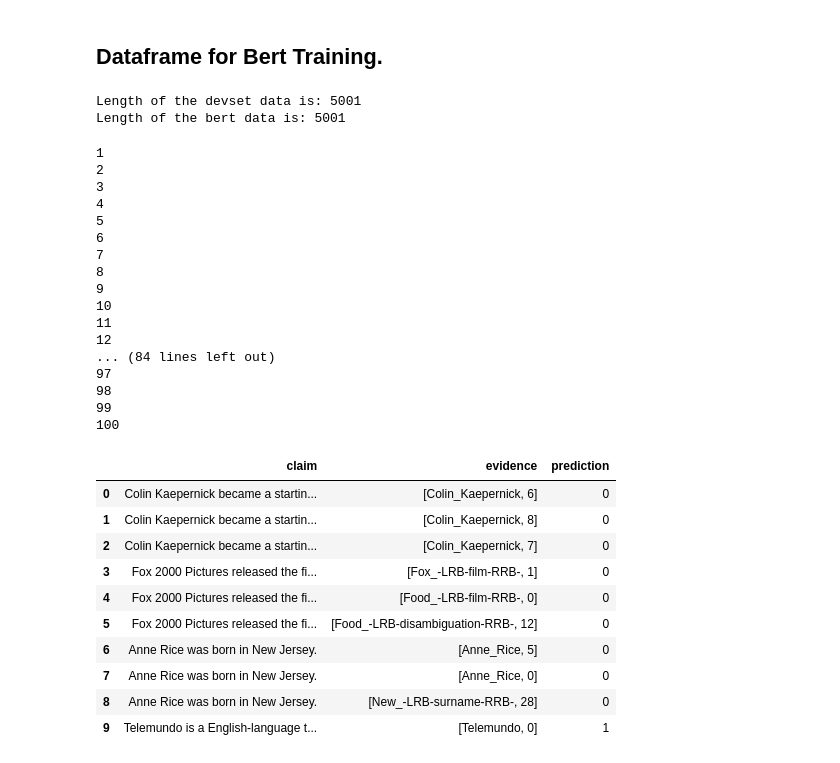
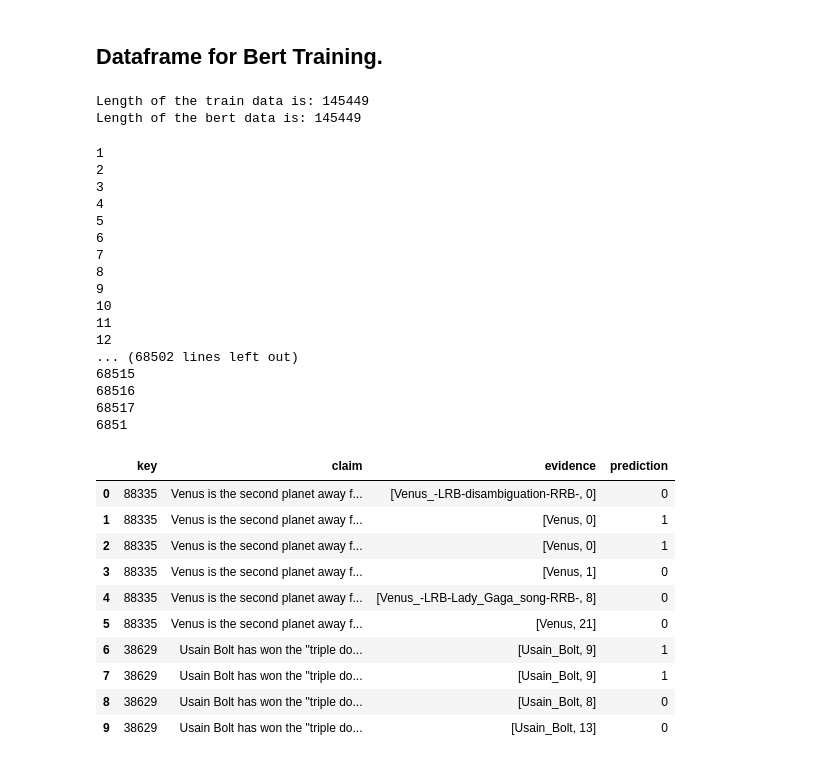
Before and after one commit to yiming95/AutomaticFactVerification, a Jupyter notebook: Data_For_Bert.ipynb, the cells around one changed output. Saved outputs shown, nothing was run; the diff lists cells and outputs as text; code cells hidden in the pictures.

Commit message:
training data for BERT

```diff
--- a/Data_For_Bert.ipynb
+++ b/Data_For_Bert.ipynb
@@ -4,84 +4,105 @@
 import os
 import json
 
-# with open('train.json', 'r') as f1:
-#         train_data = json.load(f1)
-# print("Length of the train data is: " + str(len(train_data)))
+with open('train.json', 'r') as f1:
+        train_data = json.load(f1)
+print("Length of the train data is: " + str(len(train_data)))
 
-with open('devset.json', 'r') as f1:
-        dev_data = json.load(f1)
-print("Length of the devset data is: " + str(len(dev_data)))
+# with open('devset.json', 'r') as f1:
+#         dev_data = json.load(f1)
+# print("Length of the devset data is: " + str(len(dev_data)))
 
-with open('result_dev_523_3_tfidf.json', 'r') as f2:  # store result
+with open('result_train_bert.json', 'r') as f2:  # store result
         bert_data = json.load(f2)
 print("Length of the bert data is: " + str(len(bert_data)))
 # %% [output]
-Length of the devset data is: 5001
-Length of the bert data is: 5001
+Length of the train data is: 145449
+Length of the bert data is: 145449
 # %%
-for key, value in dev_data.items():
+for key, value in train_data.items():
     bert_data[key]['ground_true'] = value['evidence']
 # %%
 import pandas as pd
 i = 0
 
-claim_list = []       # first 50000 claims in the training dataset
-evidence_list = []    #  evidence predicted by using tfidf method top3
+key_list = []
+claim_list = []
+evidence_list = []
 prediction_list = []  # 1 or 0, 1 if this claim has this evidence, 0 otherwise
 
-for key in list(bert_data)[:100]:
+for key in list(bert_data):
+    total_count = 0
+    if total_count >=6:
+        break
+    count = 0
     claim= (bert_data[key]["claim"])
 
     evidences = bert_data[key]["evidence"]
     if len(evidences) >= 1:
         for evidence in evidences:
+            if count >= 5:
+                break
+            count += 1
+            key_list.append(key)
             claim_list.append(claim)
             evidence_list.append(evidence)
 
             if len(bert_data[key]["ground_true"]) >= 1:
                 if evidence in bert_data[key]["ground_true"]:
                     prediction_list.append(1)
+
+                    # duplicate a true
+                    key_list.append(key)
+                    claim_list.append(claim)
+                    evidence_list.append(evidence)
+                    prediction_list.append(1)
+
+                    total_count += 2
+
                 else:
                     prediction_list.append(0)
+                    total_count += 1
             else:
                 prediction_list.append(0)
+                total_count += 1
 
     i += 1
     print(i)
 
 final_data = {
+    "key": key_list,
     "claim": claim_list,
     "evidence": evidence_list,
     "prediction": prediction_list
 }
 corpus_df = pd.DataFrame(final_data)
 corpus_df.head(10)
 # %% [output]
 1
 2
 3
 4
 5
 6
 7
 8
 9
 10
 11
 12
-... (84 lines left out)
-97
-98
-99
-100
+... (68502 lines left out)
+68515
+68516
+68517
+6851
-|  | claim | evidence | prediction |
-| 0 | Colin Kaepernick became a startin... | [Colin_Kaepernick, 6] | 0 |
-| 1 | Colin Kaepernick became a startin... | [Colin_Kaepernick, 8] | 0 |
-| 2 | Colin Kaepernick became a startin... | [Colin_Kaepernick, 7] | 0 |
-| 3 | Fox 2000 Pictures released the fi... | [Fox_-LRB-film-RRB-, 1] | 0 |
-| 4 | Fox 2000 Pictures released the fi... | [Food_-LRB-film-RRB-, 0] | 0 |
-| 5 | Fox 2000 Pictures released the fi... | [Food_-LRB-disambiguation-RRB-, 12] | 0 |
-| 6 | Anne Rice was born in New Jersey. | [Anne_Rice, 5] | 0 |
-| 7 | Anne Rice was born in New Jersey. | [Anne_Rice, 0] | 0 |
-| 8 | Anne Rice was born in New Jersey. | [New_-LRB-surname-RRB-, 28] | 0 |
-| 9 | Telemundo is a English-language t... | [Telemundo, 0] | 1 |
+|  | key | claim | evidence | prediction |
+| 0 | 88335 | Venus is the second planet away f... | [Venus_-LRB-disambiguation-RRB-, 0] | 0 |
+| 1 | 88335 | Venus is the second planet away f... | [Venus, 0] | 1 |
+| 2 | 88335 | Venus is the second planet away f... | [Venus, 0] | 1 |
+| 3 | 88335 | Venus is the second planet away f... | [Venus, 1] | 0 |
+| 4 | 88335 | Venus is the second planet away f... | [Venus_-LRB-Lady_Gaga_song-RRB-, 8] | 0 |
+| 5 | 88335 | Venus is the second planet away f... | [Venus, 21] | 0 |
+| 6 | 38629 | Usain Bolt has won the "triple do... | [Usain_Bolt, 9] | 1 |
+| 7 | 38629 | Usain Bolt has won the "triple do... | [Usain_Bolt, 9] | 1 |
+| 8 | 38629 | Usain Bolt has won the "triple do... | [Usain_Bolt, 8] | 0 |
+| 9 | 38629 | Usain Bolt has won the "triple do... | [Usain_Bolt, 13] | 0 |
```
Also changed, not shown: parts of 6 cells of this notebook, 3 other files.
